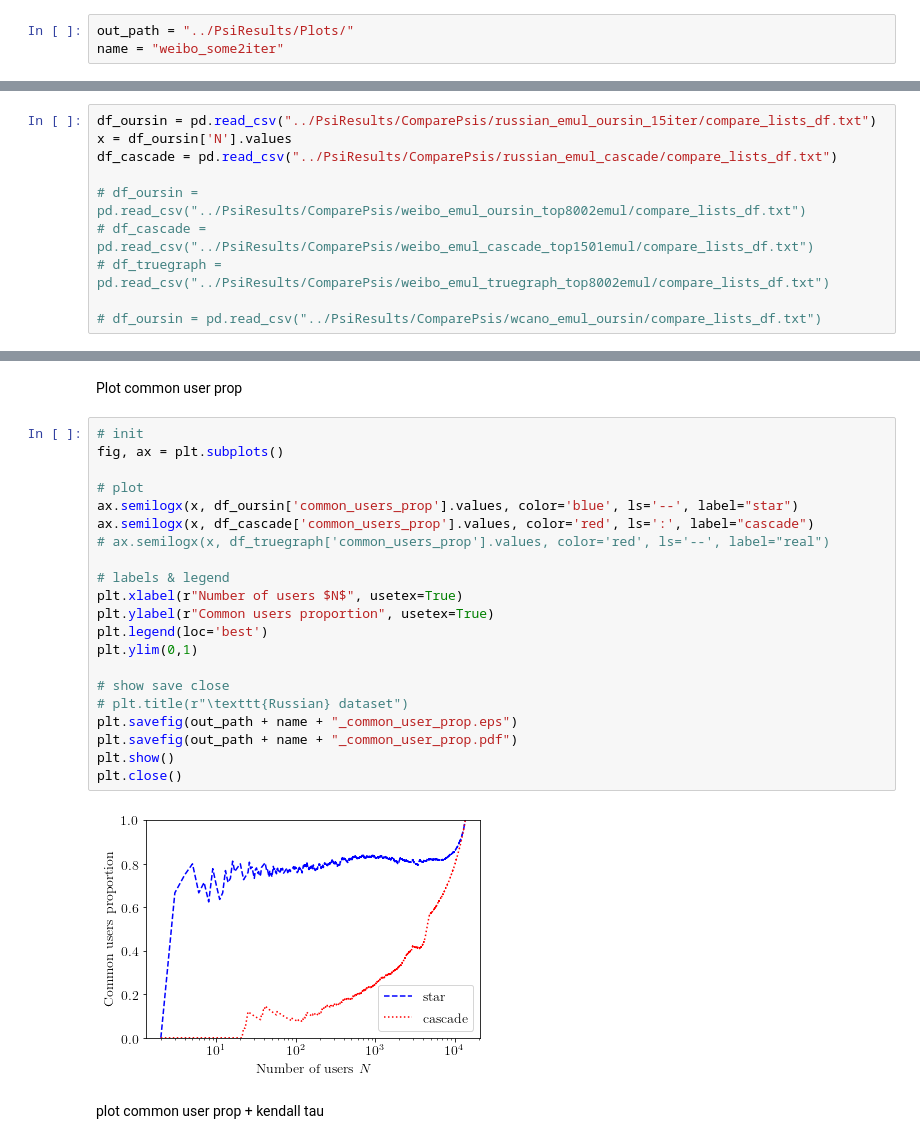
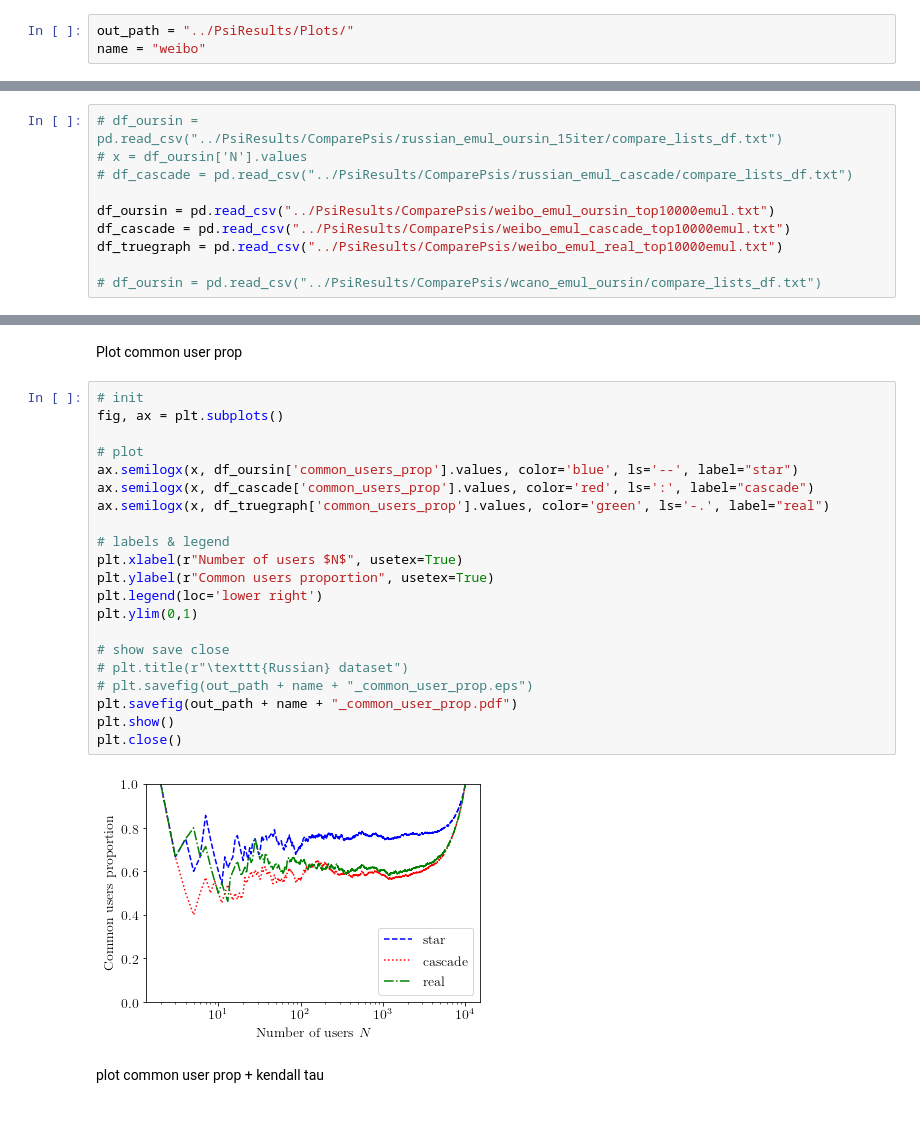
Before and after one commit to yokaiAG/Stage2019, a Jupyter notebook: Code/Journal_plots.ipynb, the cells around one changed output, grey strips where cells are left out. Drawn from its saved outputs; the diff is of its cells as text.

```diff
--- a/Code/Journal_plots.ipynb
+++ b/Code/Journal_plots.ipynb
@@ -13,19 +13,19 @@ mpl.rc('text', usetex = True)
 mpl.rc('font', family = 'serif')
 # %%
 out_path = "../PsiResults/Plots/"
-name = "weibo_some2iter"
+name = "weibo"
 # %% [markdown]
 ## Lists comparison
 # %% [markdown]
 Load dataframes.
 # %%
-df_oursin = pd.read_csv("../PsiResults/ComparePsis/russian_emul_oursin_15iter/compare_lists_df.txt")
-x = df_oursin['N'].values
-df_cascade = pd.read_csv("../PsiResults/ComparePsis/russian_emul_cascade/compare_lists_df.txt")
+# df_oursin = pd.read_csv("../PsiResults/ComparePsis/russian_emul_oursin_15iter/compare_lists_df.txt")
+# x = df_oursin['N'].values
+# df_cascade = pd.read_csv("../PsiResults/ComparePsis/russian_emul_cascade/compare_lists_df.txt")
 
-# df_oursin = pd.read_csv("../PsiResults/ComparePsis/weibo_emul_oursin_top8002emul/compare_lists_df.txt")
-# df_cascade = pd.read_csv("../PsiResults/ComparePsis/weibo_emul_cascade_top1501emul/compare_lists_df.txt")
-# df_truegraph = pd.read_csv("../PsiResults/ComparePsis/weibo_emul_truegraph_top8002emul/compare_lists_df.txt")
+df_oursin = pd.read_csv("../PsiResults/ComparePsis/weibo_emul_oursin_top10000emul.txt")
+df_cascade = pd.read_csv("../PsiResults/ComparePsis/weibo_emul_cascade_top10000emul.txt")
+df_truegraph = pd.read_csv("../PsiResults/ComparePsis/weibo_emul_real_top10000emul.txt")
 
 # df_oursin = pd.read_csv("../PsiResults/ComparePsis/wcano_emul_oursin/compare_lists_df.txt")
 # %% [markdown]
@@ -58,26 +58,26 @@ Plot common user prop
 # %%
 # init
 fig, ax = plt.subplots()
 
 # plot
 ax.semilogx(x, df_oursin['common_users_prop'].values, color='blue', ls='--', label="star")
 ax.semilogx(x, df_cascade['common_users_prop'].values, color='red', ls=':', label="cascade")
-# ax.semilogx(x, df_truegraph['common_users_prop'].values, color='red', ls='--', label="real")
+ax.semilogx(x, df_truegraph['common_users_prop'].values, color='green', ls='-.', label="real")
 
 # labels & legend
 plt.xlabel(r"Number of users $N$", usetex=True)
 plt.ylabel(r"Common users proportion", usetex=True)
-plt.legend(loc='best')
+plt.legend(loc='lower right')
 plt.ylim(0,1)
 
 # show save close
 # plt.title(r"\texttt{Russian} dataset")
-plt.savefig(out_path + name + "_common_user_prop.eps")
+# plt.savefig(out_path + name + "_common_user_prop.eps")
 plt.savefig(out_path + name + "_common_user_prop.pdf")
 plt.show()
 plt.close()
 # %% [output]
-[figure, old version]
+[figure, new version]
 # %% [markdown]
 plot common user prop + kendall tau
 # %%
```
Also changed, not shown: parts of 5 cells of this notebook, 9 other files.
